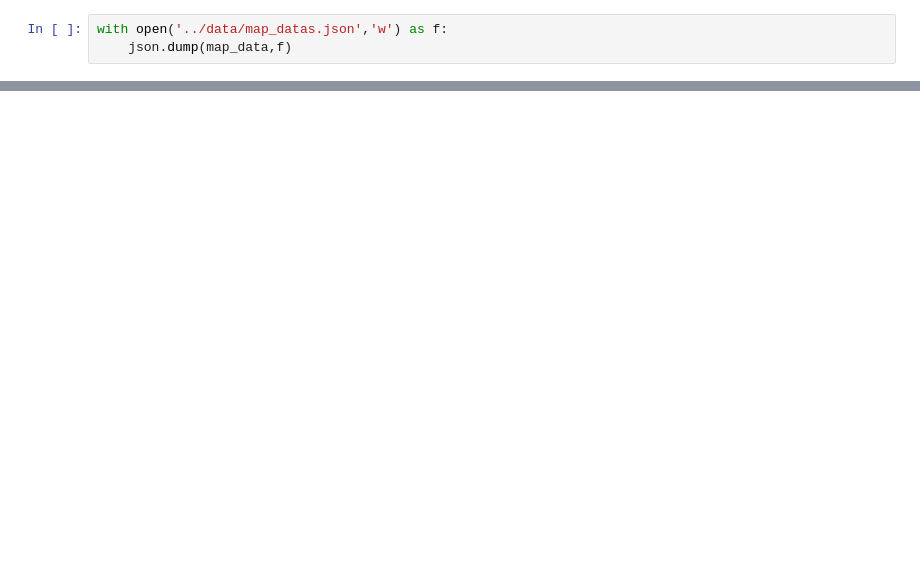
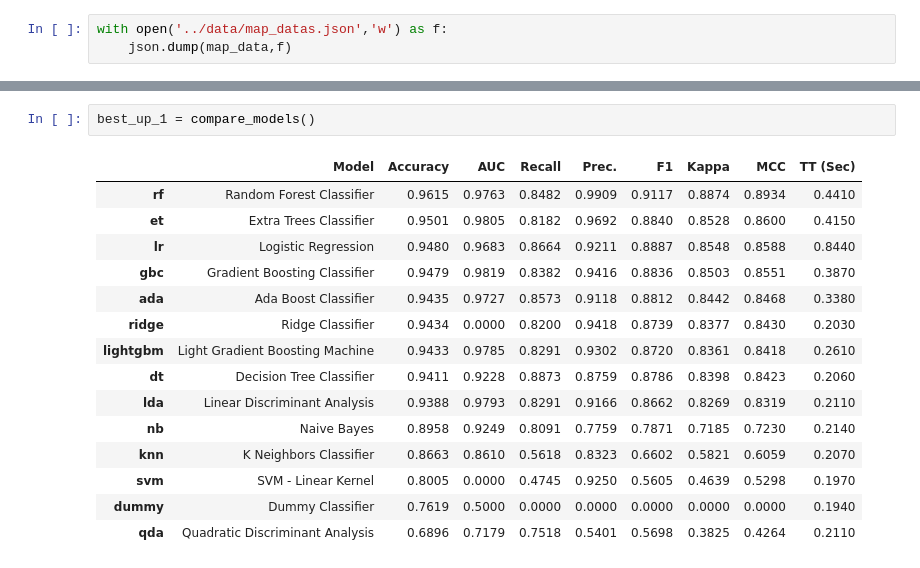
Before and after one commit to MossOcelot/PredictDropoutStudent, a Jupyter notebook: model/feature_data.ipynb, the cells around one changed output, grey strips where cells are left out. Drawn from its saved outputs; the diff is of its cells as text; blank space fills up the shorter version.

```diff
--- a/model/feature_data.ipynb
+++ b/model/feature_data.ipynb
@@ -153,0 +827,18 @@ raw_datas
+# %%
+best_up_1 = compare_models()
+# %% [output]
+|  | Model | Accuracy | AUC | Recall | Prec. | F1 | Kappa | MCC | TT (Sec) |
+| rf | Random Forest Classifier | 0.9615 | 0.9763 | 0.8482 | 0.9909 | 0.9117 | 0.8874 | 0.8934 | 0.4410 |
+| et | Extra Trees Classifier | 0.9501 | 0.9805 | 0.8182 | 0.9692 | 0.8840 | 0.8528 | 0.8600 | 0.4150 |
+| lr | Logistic Regression | 0.9480 | 0.9683 | 0.8664 | 0.9211 | 0.8887 | 0.8548 | 0.8588 | 0.8440 |
+| gbc | Gradient Boosting Classifier | 0.9479 | 0.9819 | 0.8382 | 0.9416 | 0.8836 | 0.8503 | 0.8551 | 0.3870 |
+| ada | Ada Boost Classifier | 0.9435 | 0.9727 | 0.8573 | 0.9118 | 0.8812 | 0.8442 | 0.8468 | 0.3380 |
+| ridge | Ridge Classifier | 0.9434 | 0.0000 | 0.8200 | 0.9418 | 0.8739 | 0.8377 | 0.8430 | 0.2030 |
+| lightgbm | Light Gradient Boosting Machine | 0.9433 | 0.9785 | 0.8291 | 0.9302 | 0.8720 | 0.8361 | 0.8418 | 0.2610 |
+| dt | Decision Tree Classifier | 0.9411 | 0.9228 | 0.8873 | 0.8759 | 0.8786 | 0.8398 | 0.8423 | 0.2060 |
+| lda | Linear Discriminant Analysis | 0.9388 | 0.9793 | 0.8291 | 0.9166 | 0.8662 | 0.8269 | 0.8319 | 0.2110 |
+| nb | Naive Bayes | 0.8958 | 0.9249 | 0.8091 | 0.7759 | 0.7871 | 0.7185 | 0.7230 | 0.2140 |
+| knn | K Neighbors Classifier | 0.8663 | 0.8610 | 0.5618 | 0.8323 | 0.6602 | 0.5821 | 0.6059 | 0.2070 |
+| svm | SVM - Linear Kernel | 0.8005 | 0.0000 | 0.4745 | 0.9250 | 0.5605 | 0.4639 | 0.5298 | 0.1970 |
+| dummy | Dummy Classifier | 0.7619 | 0.5000 | 0.0000 | 0.0000 | 0.0000 | 0.0000 | 0.0000 | 0.1940 |
+| qda | Quadratic Discriminant Analysis | 0.6896 | 0.7179 | 0.7518 | 0.5401 | 0.5698 | 0.3825 | 0.4264 | 0.2110 |
```
Also changed, not shown: parts of 124 cells of this notebook, 1 other file.
